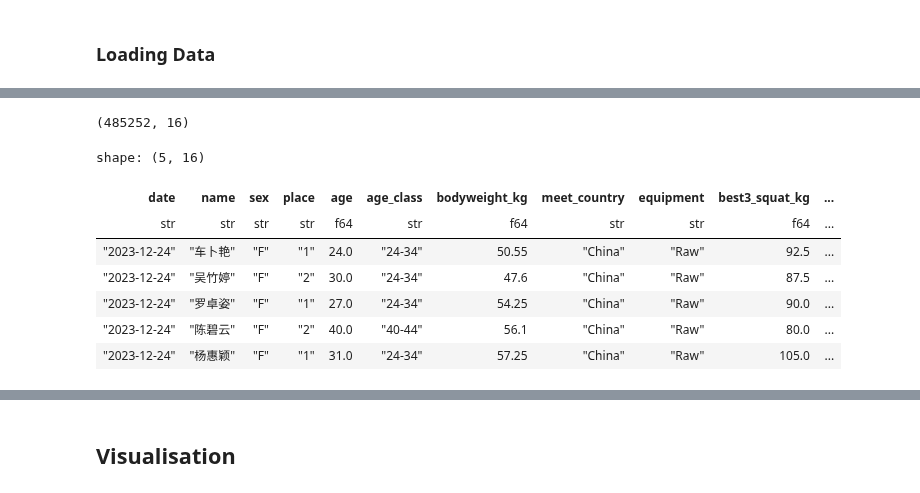
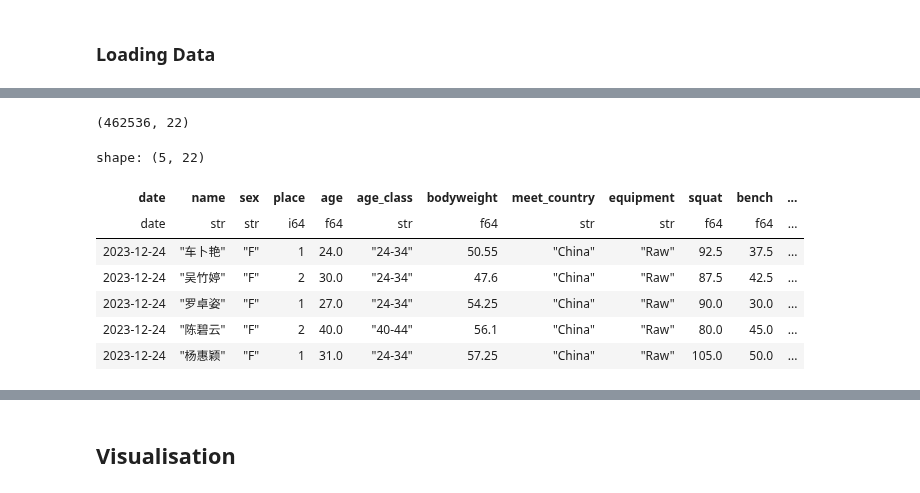
Before and after one commit to namtonthat/powerlifting-ml-progress, a Jupyter notebook: notebooks/etl-polars.ipynb, the cells around one changed output, grey strips where cells are left out. Saved outputs shown, nothing was run; the diff lists cells and outputs as text; code cells hidden in the pictures.

Commit message:
Add 03_base.py

```diff
--- a/notebooks/etl-polars.ipynb
+++ b/notebooks/etl-polars.ipynb
@@ -139,0 +16,4 @@ shape: (49, 44)
+# %%
+df = pl.read_parquet(conf.raw_s3_http)
+print(df.shape)
+df.head(5)
@@ -139,0 +30,4 @@ shape: (49, 44)
+# %%
+renamed_df = df.select(conf.base_columns).rename(conf.base_renamed_columns)
+print(renamed_df.shape)
+renamed_df.head(5)
@@ -140,20 +44,14 @@ shape: (49, 44)
 # %%
-cleansed_df = (
-    base_df.filter((pl.col("event") == "SBD") & (pl.col("tested") == "Yes") & (pl.col("place").apply(lambda x: x.isnumeric(), return_dtype=pl.Boolean)) & (pl.col("equipment") == "Raw"))
-    .drop_nulls()
-    .unique()
-    .sort("date", descending=True)
-    .drop(["tested", "event"])
-)
+cleansed_df = renamed_df.filter((pl.col("event") == "SBD") & (pl.col("tested") == "Yes") & (pl.col("equipment") == "Raw")).sort("date", descending=True).drop(["tested", "event"])
 print(cleansed_df.shape)
 cleansed_df.head(5)
 # %% [output]
-(485252, 16)
+(462536, 22)
-shape: (5, 16)
+shape: (5, 22)
-| date | name | sex | place | age | age_class | bodyweight_kg | meet_country | equipment | best3_squat_kg | ... |
-| str | str | str | str | f64 | str | f64 | str | str | f64 | ... |
-| "2023-12-24" | "车卜艳" | "F" | "1" | 24.0 | "24-34" | 50.55 | "China" | "Raw" | 92.5 | ... |
-| "2023-12-24" | "吴竹婷" | "F" | "2" | 30.0 | "24-34" | 47.6 | "China" | "Raw" | 87.5 | ... |
-| "2023-12-24" | "罗卓姿" | "F" | "1" | 27.0 | "24-34" | 54.25 | "China" | "Raw" | 90.0 | ... |
-| "2023-12-24" | "陈碧云" | "F" | "2" | 40.0 | "40-44" | 56.1 | "China" | "Raw" | 80.0 | ... |
-| "2023-12-24" | "杨惠颖" | "F" | "1" | 31.0 | "24-34" | 57.25 | "China" | "Raw" | 105.0 | ... |
+| date | name | sex | place | age | age_class | bodyweight | meet_country | equipment | squat | bench | ... |
+| date | str | str | i64 | f64 | str | f64 | str | str | f64 | f64 | ... |
+| 2023-12-24 | "车卜艳" | "F" | 1 | 24.0 | "24-34" | 50.55 | "China" | "Raw" | 92.5 | 37.5 | ... |
+| 2023-12-24 | "吴竹婷" | "F" | 2 | 30.0 | "24-34" | 47.6 | "China" | "Raw" | 87.5 | 42.5 | ... |
+| 2023-12-24 | "罗卓姿" | "F" | 1 | 27.0 | "24-34" | 54.25 | "China" | "Raw" | 90.0 | 30.0 | ... |
+| 2023-12-24 | "陈碧云" | "F" | 2 | 40.0 | "40-44" | 56.1 | "China" | "Raw" | 80.0 | 45.0 | ... |
+| 2023-12-24 | "杨惠颖" | "F" | 1 | 31.0 | "24-34" | 57.25 | "China" | "Raw" | 105.0 | 50.0 | ... |
```
Also changed, not shown: parts of 30 cells of this notebook, 9 other files.
